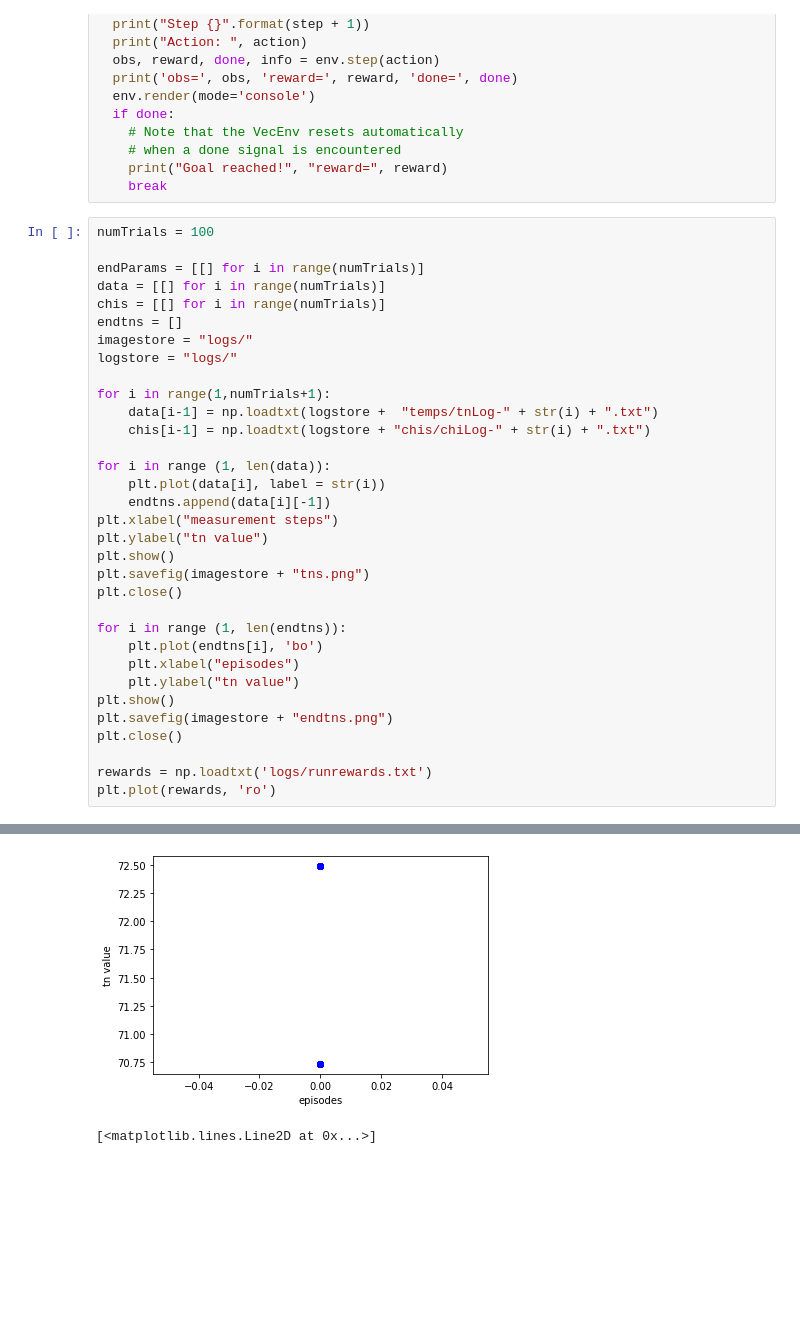
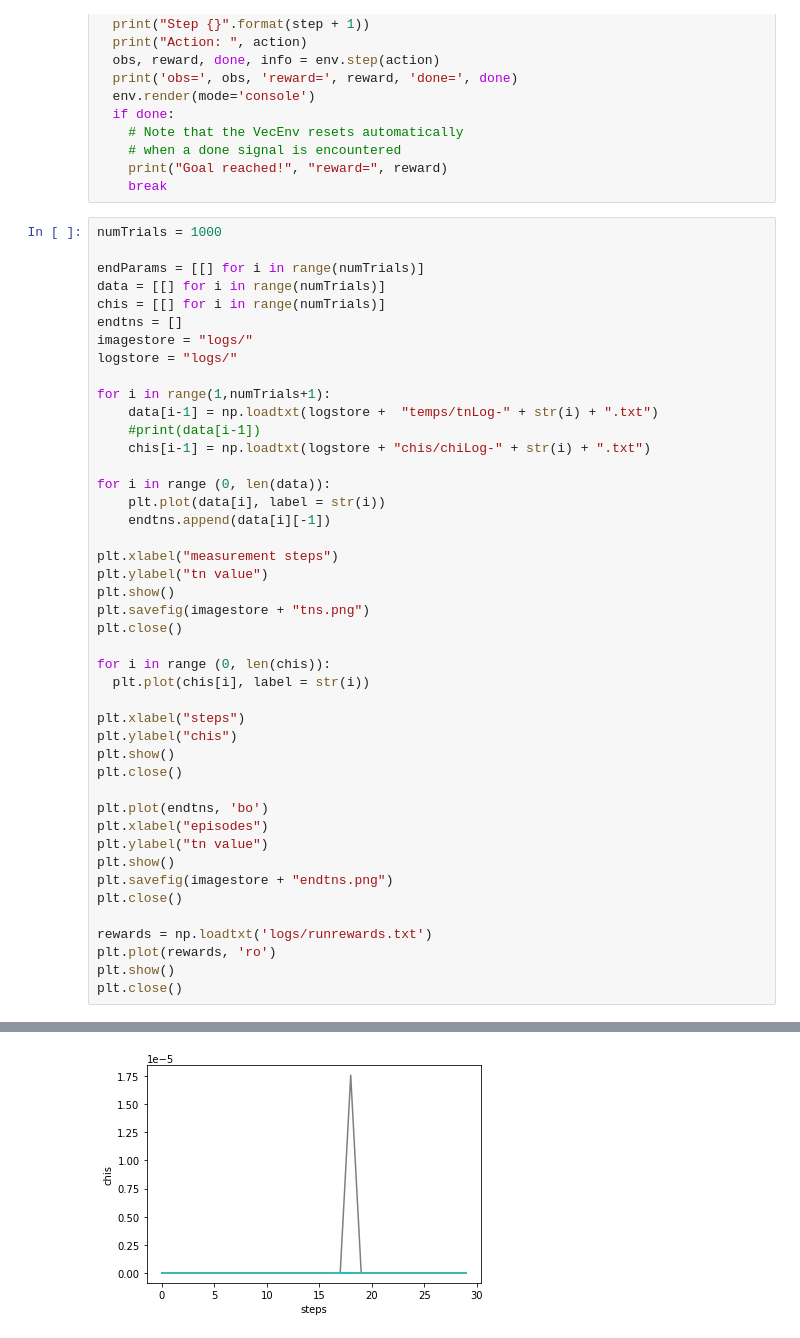
Before and after one commit to cyankaet/orderml, a Jupyter notebook: orderparams.ipynb, the cells around one changed output, grey strips where cells are left out. Cells and saved outputs as stored; diff of their text form; blank space fills up the shorter version.

```diff
--- a/orderparams.ipynb
+++ b/orderparams.ipynb
@@ -281,7 +346,7 @@ for step in range(n_steps):
     print("Goal reached!", "reward=", reward)
     break
 # %%
-numTrials = 100
+numTrials = 1000
 
 endParams = [[] for i in range(numTrials)]
 data = [[] for i in range(numTrials)]
@@ -292,25 +357,36 @@ logstore = "logs/"
 
 for i in range(1,numTrials+1):
     data[i-1] = np.loadtxt(logstore +  "temps/tnLog-" + str(i) + ".txt")
+    #print(data[i-1])
     chis[i-1] = np.loadtxt(logstore + "chis/chiLog-" + str(i) + ".txt")
 
-for i in range (1, len(data)):
+for i in range (0, len(data)):
     plt.plot(data[i], label = str(i))
     endtns.append(data[i][-1])
+
 plt.xlabel("measurement steps")
 plt.ylabel("tn value")
 plt.show()
 plt.savefig(imagestore + "tns.png")
 plt.close()
 
-for i in range (1, len(endtns)):
-    plt.plot(endtns[i], 'bo')
-    plt.xlabel("episodes")
-    plt.ylabel("tn value")
+for i in range (0, len(chis)):
+  plt.plot(chis[i], label = str(i))
+
+plt.xlabel("steps")
+plt.ylabel("chis")
+plt.show()
+plt.close()
+
+plt.plot(endtns, 'bo')
+plt.xlabel("episodes")
+plt.ylabel("tn value")
 plt.show()
 plt.savefig(imagestore + "endtns.png")
 plt.close()
 
 rewards = np.loadtxt('logs/runrewards.txt')
 plt.plot(rewards, 'ro')
+plt.show()
+plt.close()
 # %% [output]
@@ -318,2 +394 @@ plt.plot(rewards, 'ro')
-[figure, old version]
+[figure, new version]
-[<matplotlib.lines.Line2D at 0x...>]
```
Also changed, not shown: parts of 9 cells of this notebook.
